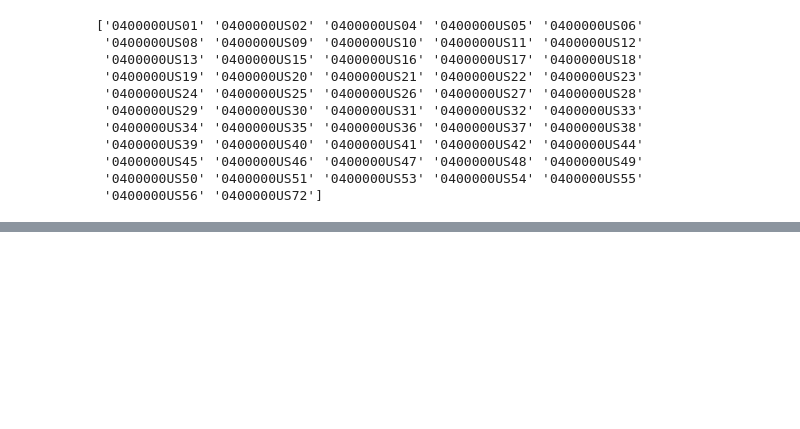
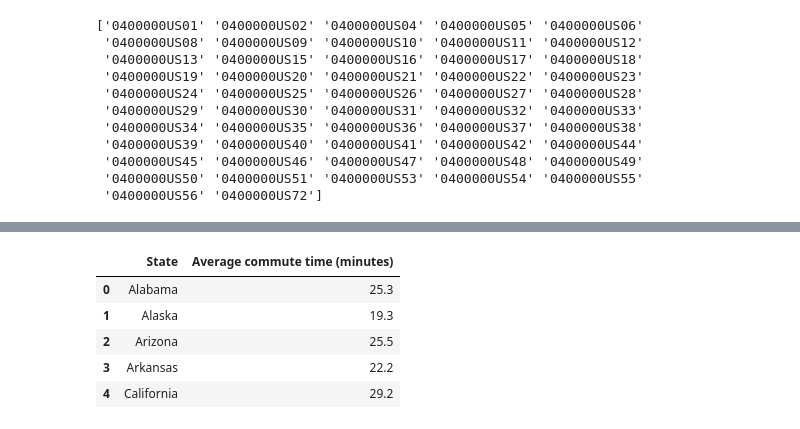
Before and after one commit to angelikabrown/CensusDataEDA, a Jupyter notebook: census_data_cleaning.ipynb, the cells around one changed output, grey strips where cells are left out. Saved outputs shown, nothing was run; the diff lists cells and outputs as text; code cells hidden in the pictures; blank space fills up the shorter version.

```diff
--- a/census_data_cleaning.ipynb
+++ b/census_data_cleaning.ipynb
@@ -2244,3 +2244,13 @@ df_50.head(51)
 | 48 | West Virginia | Less than 10 minutes | Total | 92178 | 0400000US54 | 0400000US54 |
 | 49 | Wisconsin | Less than 10 minutes | Total | 465056 | 0400000US55 | 0400000US55 |
 | 50 | Wyoming | Less than 10 minutes | Total | 75038 | 0400000US56 | 0400000US56 |
+# %%
+df_avg = pd.read_csv('avg_commute.csv')
+df_avg.head()
+# %% [output]
+|  | State | Average commute time (minutes) |
+| 0 | Alabama | 25.3 |
+| 1 | Alaska | 19.3 |
+| 2 | Arizona | 25.5 |
+| 3 | Arkansas | 22.2 |
+| 4 | California | 29.2 |
```
Also changed, not shown: parts of 2 cells of this notebook.
